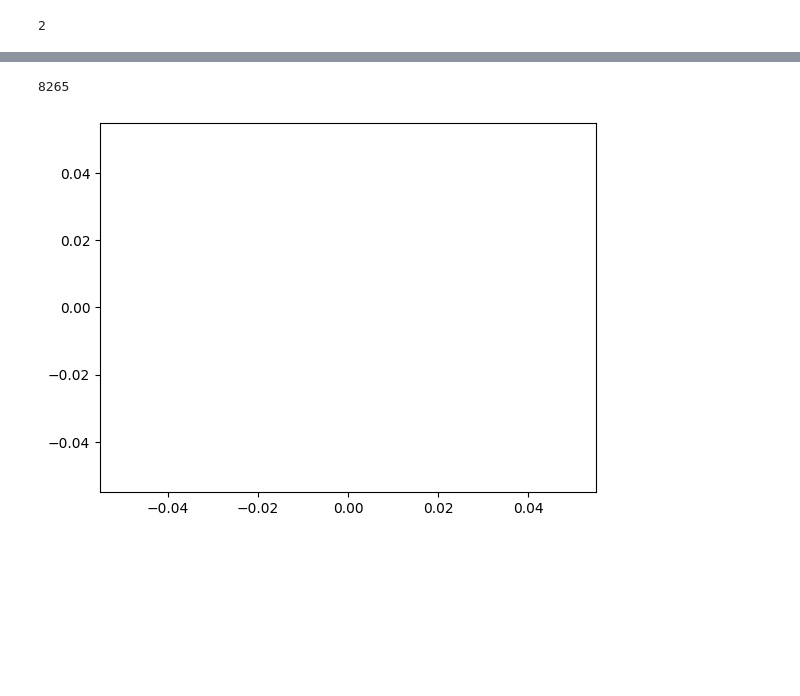
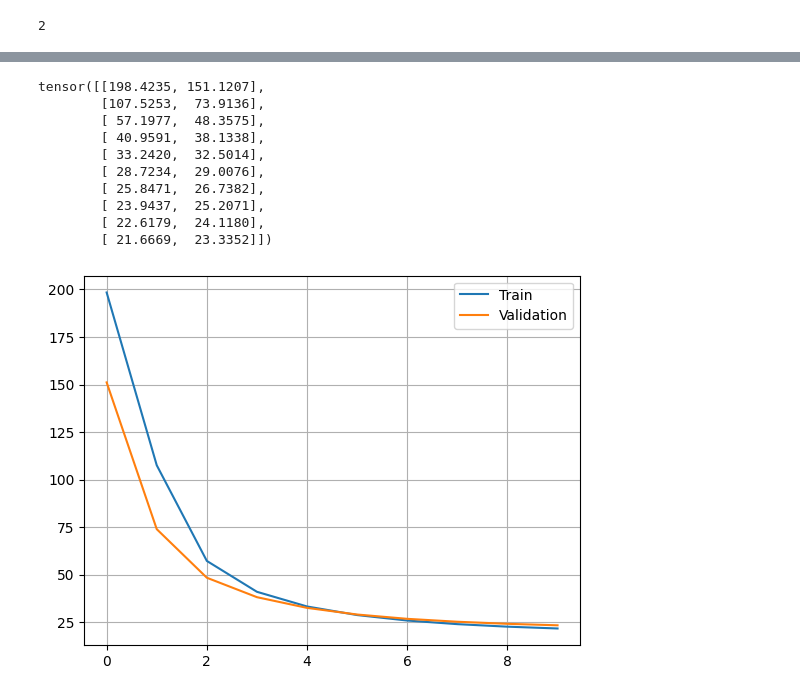
Before and after one commit to abhg86/LLM, a Jupyter notebook: TP2/2_hw_word2vec.ipynb, the cells around one changed output, grey strips where cells are left out. Cells and saved outputs as stored; diff of their text form; code cells hidden in the pictures; blank space fills up the shorter version.

Commit message:
Update word2vec notebook

```diff
--- a/TP2/2_hw_word2vec.ipynb
+++ b/TP2/2_hw_word2vec.ipynb
@@ -169,25 +176,25 @@ print(train_set[2])
 ## QUESTION 6
 def collate_fn(batch: list[tuple[int, list[int]]], *, K: int, R: int):
   return dict(
-    word_id= torch.tensor([id for id, _ in batch]),
-    positive_context_ids= torch.tensor([cont for _, cont in batch]),
-    negative_context_ids= torch.randint(0, tokenizer.total_vocab_size, (len(batch), 2 * K * R)),
+    word_id=torch.tensor([id for id, _ in batch]),
+    positive_context_ids=torch.tensor([cont for _, cont in batch]),
+    negative_context_ids=torch.randint(0, tokenizer.total_vocab_size, (len(batch), 2 * K * R)),
   )
 
 ## QUESTION 7
-BATCH_SIZE = 100
+BATCH_SIZE = 1200
 K = 5
 train_loader = DataLoader(train_set, batch_size=BATCH_SIZE, collate_fn=functools.partial(collate_fn, K=K, R=R))
 valid_loader = DataLoader(valid_set, batch_size=BATCH_SIZE, collate_fn=functools.partial(collate_fn, K=K, R=R))
 
 ## QUESTION 8
-print("K : ", K)
-print("R : ", R)
+print(f"{K=}")
+print(f"{R=}")
 
 for dic in itertools.islice(train_loader, 0, 3):
   print("word_id size : ", dic["word_id"].size())
-  print("positive_context_id size : ", dic["positive_context_ids"].size())
-  print("negative_context_ids size : ", dic["negative_context_ids"].size())
+  print("positive_context_id size : ", dic["positive_context_ids"].size()) # (BATCH_SIZE, 2*R)
+  print("negative_context_ids size : ", dic["negative_context_ids"].size()) # (BATCH_SIZE, 2*K*R)
 # %% [output]
 K :  5
 R :  10
@@ -209,13 +216,12 @@ class Word2Vec(nn.Module):
     self.word_embedding = nn.Embedding(vocab_size, embedding_dim)
     self.context_embedding = nn.Embedding(vocab_size, embedding_dim)
 
-  def forward(self, word_id: torch.Tensor, context_id: torch.Tensor):
-    word_emb = self.word_embedding(word_id)
-    context_emb = self.context_embedding(context_id)
-    context_emb = torch.movedim(context_emb, 1, 0)
-    return F.sigmoid(torch.matmul(word_emb, torch.transpose(context_emb,1,2)))
+  def forward(self, word_ids: torch.Tensor, context_ids: torch.Tensor):
+    word_emb = self.word_embedding(word_ids)
+    context_emb = self.context_embedding(context_ids)
 
-
-def save_model(model: Word2Vec):
-  with Path(f'model_dim-{EMBEDDING_DIM}_radius-{R}_ratio-{K}-batch-{BATCH_SIZE}-epoch-{EPOCH_COUNT}.ckpt').open('wb') as file:
-    torch.save(model.state_dict(), file)
+    # Dimensions
+    # b: batch
+    # d: embedding_dim
+    # c: context
+    return torch.einsum("bd, bcd -> bc", word_emb, context_emb)
@@ -275,10 +307,24 @@ epoch nb : 9
+# %%
+losses
+# %% [output]
+tensor([[198.4235, 151.1207],
+        [107.5253,  73.9136],
+        [ 57.1977,  48.3575],
+        [ 40.9591,  38.1338],
+        [ 33.2420,  32.5014],
+        [ 28.7234,  29.0076],
+        [ 25.8471,  26.7382],
+        [ 23.9437,  25.2071],
+        [ 22.6179,  24.1180],
+        [ 21.6669,  23.3352]])
 # %%
 from matplotlib import pyplot as plt
 
 fig, ax = plt.subplots()
 
-ax.plot(losses);
-print(len(train_loader))
+ax.plot(losses[:, 0], label='Train')
+ax.plot(losses[:, 1], label='Validation')
+ax.grid()
+ax.legend();
 # %% [output]
-8265
-[figure, old version]
+[figure, new version]
```
Also changed, not shown: parts of 8 cells of this notebook.
